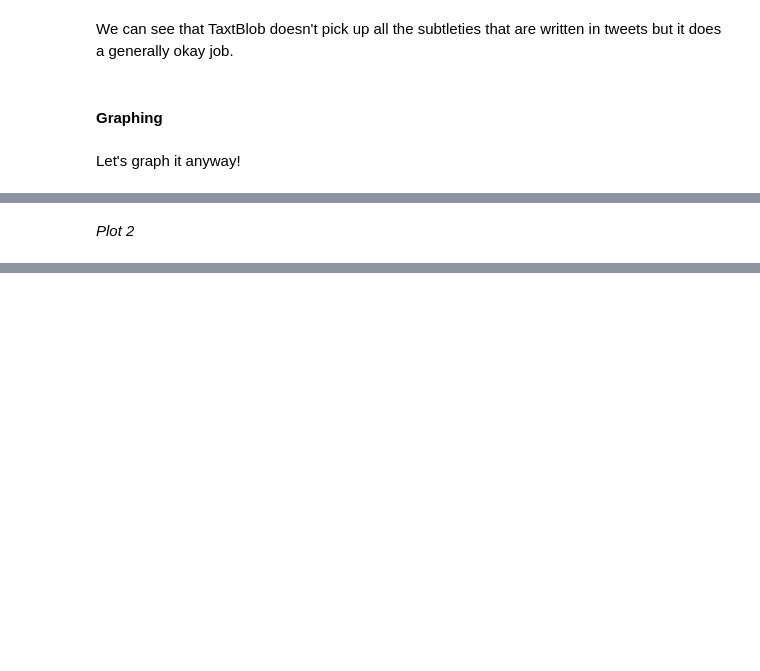
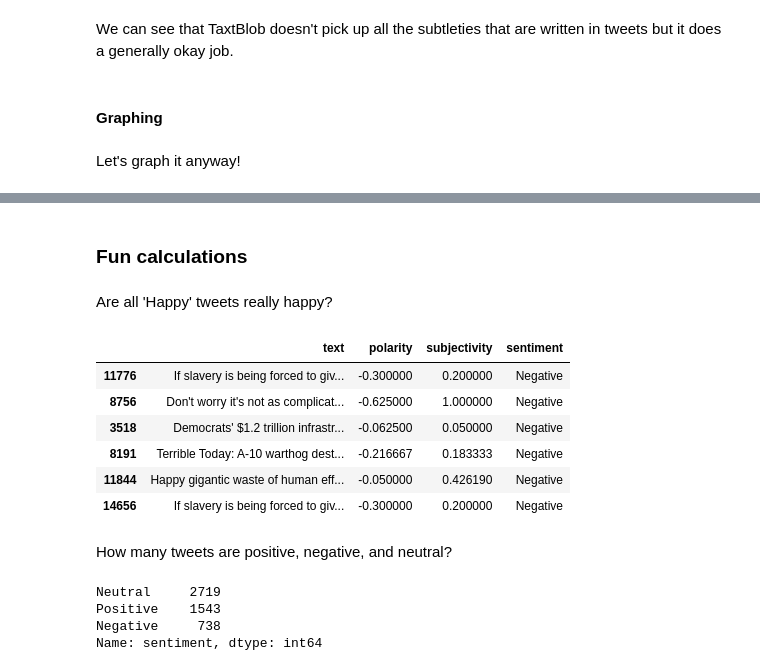
Before and after one commit to carpentries-incubator/twitter-with-twarc, a Jupyter notebook: code/TextBlob_Exploration.ipynb, the cells around one changed output, grey strips where cells are left out. Cells and saved outputs as stored; diff of their text form; code cells hidden in the pictures; blank space fills up the shorter version.

```diff
--- a/code/TextBlob_Exploration.ipynb
+++ b/code/TextBlob_Exploration.ipynb
@@ -276,8 +265,9 @@ plt.scatter(taxday_tweets.polarity, taxday_tweets.subjectivity)
-# %% [markdown]
-*Plot 2*
 # %%
 # take random sample
-df = taxday_tweets.sample(n=5000)
+import random
+random.seed(200)
+
+taxday_tweets_subset = taxday_tweets.sample(n=5000)
 
 # we took a random sample to prevent our file from being too big. I'll write more about that later
 # also, I'll do some more analysis in terms of determining how correct our model is, how much is positive,...
@@ -291,2 +282,25 @@ alt.Chart(df).mark_point().encode(
 # %% [output]
 [interactive output not drawn]
+# %% [markdown]
+### Fun calculations
+# %% [markdown]
+Are all 'Happy' tweets really happy?
+# %%
+taxday_tweets_subset[(taxday_tweets_subset.text.str.contains('Happy')) & (taxday_tweets_subset.polarity < 0)]
+# %% [output]
+|  | text | polarity | subjectivity | sentiment |
+| 11776 | If slavery is being forced to giv... | -0.300000 | 0.200000 | Negative |
+| 8756 | Don't worry it's not as complicat... | -0.625000 | 1.000000 | Negative |
+| 3518 | Democrats' $1.2 trillion infrastr... | -0.062500 | 0.050000 | Negative |
+| 8191 | Terrible Today: A-10 warthog dest... | -0.216667 | 0.183333 | Negative |
+| 11844 | Happy gigantic waste of human eff... | -0.050000 | 0.426190 | Negative |
+| 14656 | If slavery is being forced to giv... | -0.300000 | 0.200000 | Negative |
+# %% [markdown]
+How many tweets are positive, negative, and neutral?
+# %%
+taxday_tweets_subset.sentiment.value_counts()
+# %% [output]
+Neutral     2719
+Positive    1543
+Negative     738
+Name: sentiment, dtype: int64
```
Also changed, not shown: parts of 7 cells of this notebook, 1 other file.
